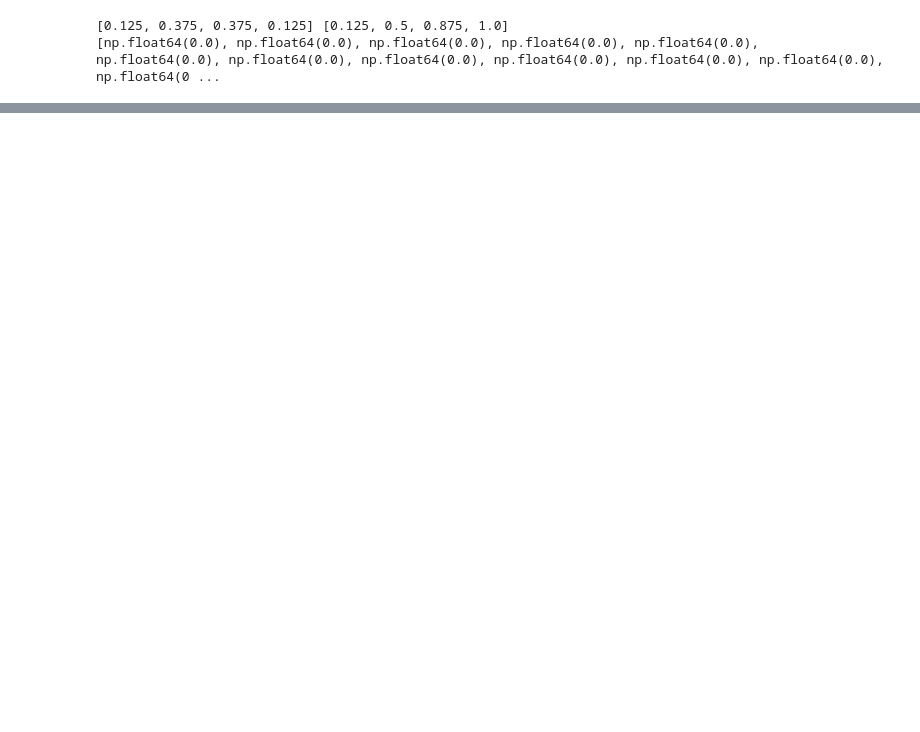
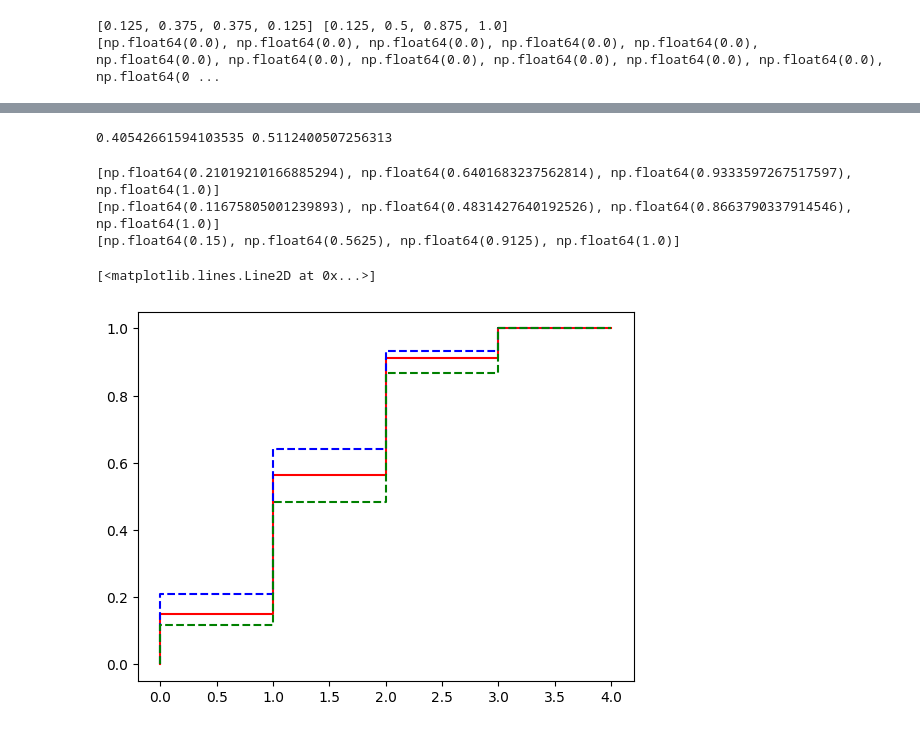
Before and after one commit to romkaimp/MS, a Jupyter notebook: Lab5.ipynb, the cells around one changed output, grey strips where cells are left out. Drawn from its saved outputs; the diff is of its cells as text; code cells hidden in the pictures; blank space fills up the shorter version.

```diff
--- a/Lab5.ipynb
+++ b/Lab5.ipynb
@@ -32,8 +32,8 @@ print(X)
 [np.float64(0.0), np.float64(0.0), np.float64(0.0), np.float64(0.0), np.float64(0.0), np.float64(0.0), np.float64(0.0), np.float64(0.0), np.float64(0.0), np.float64(0.0), np.float64(0.0), np.float64(0 ...
 # %%
 alpha = 0.02
-mex = np.mean(X)
-Kx = mex * n
+e_x = np.mean(X)
+Kx = e_x * n
 Beta1 = beta(a=np.sum(X), b=n*k - np.sum(X) + 1)
 Beta2 = beta(a=np.sum(X)+1, b=n*k-np.sum(X))
 
@@ -74,0 +81,30 @@ plt.step([i for i in range(k+2)], [0, *Uk2], color="green", linestyle="dashed")
+# %%
+NormStd = norm(0, 1)
+prl = e_x/k + NormStd.ppf(alpha/2)/(k*(n*k)**0.5)*(e_x*(k-e_x))**0.5
+prr = e_x/k + NormStd.ppf(1 - alpha/2)/(k*(n*k)**0.5)*(e_x*(k-e_x))**0.5
+print(prl, prr)
+# %% [output]
+0.40542661594103535 0.5112400507256313
+# %%
+Pk1 = [comb(j, k)*prl**j*(1-prl)**(k-j) for j in range(k+1)]
+Uk1 = [sum(Pk1[:i+1]) for i in range(len(Pk1))]
+print(Uk1)
+
+Pk2 = [comb(j, k) * prr ** j * (1 - prr) ** (k - j) for j in range(k + 1)]
+Uk2 = [sum(Pk2[:i + 1]) for i in range(len(Pk2))]
+print(Uk2)
+
+P, bars, _ = plt.hist(X, bins=k+1)
+P = P/sum(P)
+F = [sum(P[:i+1]) for i in range(k+1)]
+print(F)
+plt.close()
+plt.step([i for i in range(k+2)], [0, *F], color="red")
+plt.step([i for i in range(k+2)], [0, *Uk1], color="blue", linestyle="dashed")
+plt.step([i for i in range(k+2)], [0, *Uk2], color="green", linestyle="dashed")
+# %% [output]
+[np.float64(0.21019210166885294), np.float64(0.6401683237562814), np.float64(0.9333597267517597), np.float64(1.0)]
+[np.float64(0.11675805001239893), np.float64(0.4831427640192526), np.float64(0.8663790337914546), np.float64(1.0)]
+[np.float64(0.15), np.float64(0.5625), np.float64(0.9125), np.float64(1.0)]
+[<matplotlib.lines.Line2D at 0x...>]
+[figure, added]
```
Also changed, not shown: parts of 4 cells of this notebook, 5 other files.
